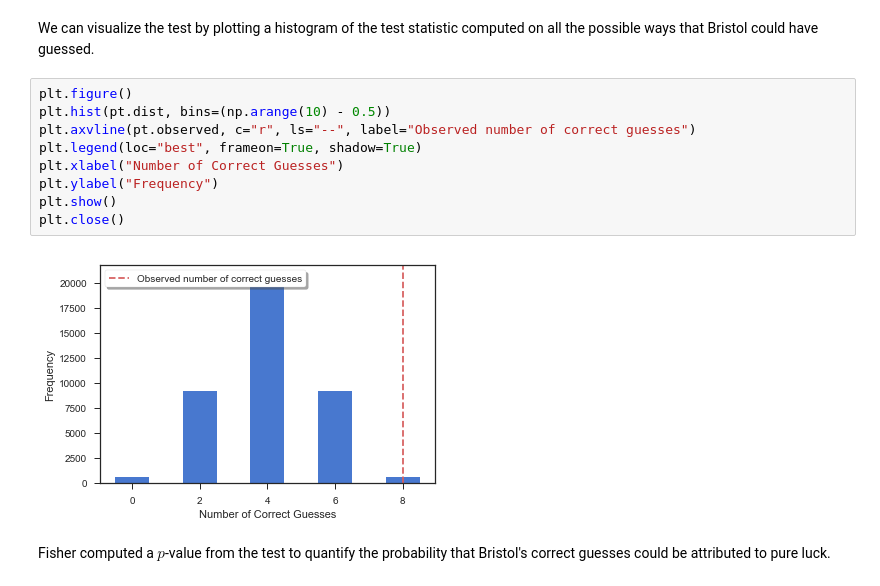
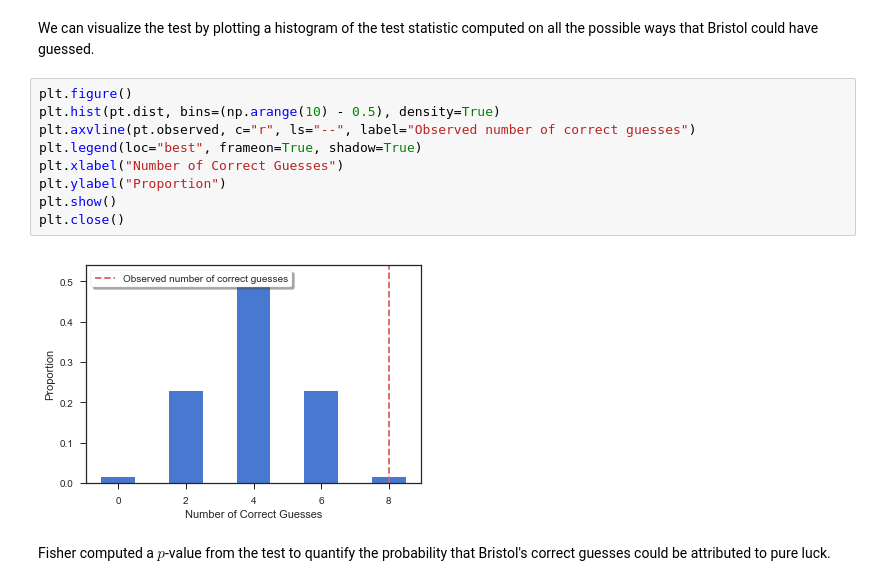
Before and after one commit to artemmavrin/StatTools, a Jupyter notebook: examples/Permutation Test.ipynb, the cells around one changed output. Saved outputs shown, nothing was run; the diff lists cells and outputs as text.

```diff
--- a/examples/Permutation Test.ipynb
+++ b/examples/Permutation Test.ipynb
@@ -49,15 +49,15 @@ Wall time: 743 ms
 We can visualize the test by plotting a histogram of the test statistic computed on all the possible ways that Bristol could have guessed.
 # %%
 plt.figure()
-plt.hist(pt.dist, bins=(np.arange(10) - 0.5))
+plt.hist(pt.dist, bins=(np.arange(10) - 0.5), density=True)
 plt.axvline(pt.observed, c="r", ls="--", label="Observed number of correct guesses")
 plt.legend(loc="best", frameon=True, shadow=True)
 plt.xlabel("Number of Correct Guesses")
-plt.ylabel("Frequency")
+plt.ylabel("Proportion")
 plt.show()
 plt.close()
 # %% [output]
-[figure, old version]
+[figure, new version]
 # %% [markdown]
 Fisher computed a $p$-value from the test to quantify the probability that Bristol's correct guesses could be attributed to pure luck.
 # %%
```
Also changed, not shown: parts of 4 cells of this notebook, 1 other file.
